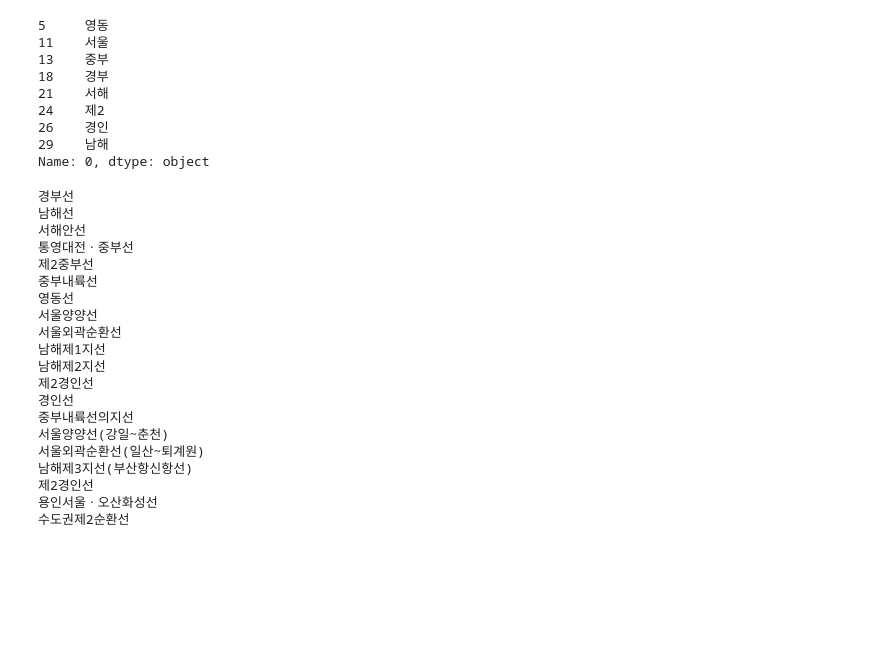
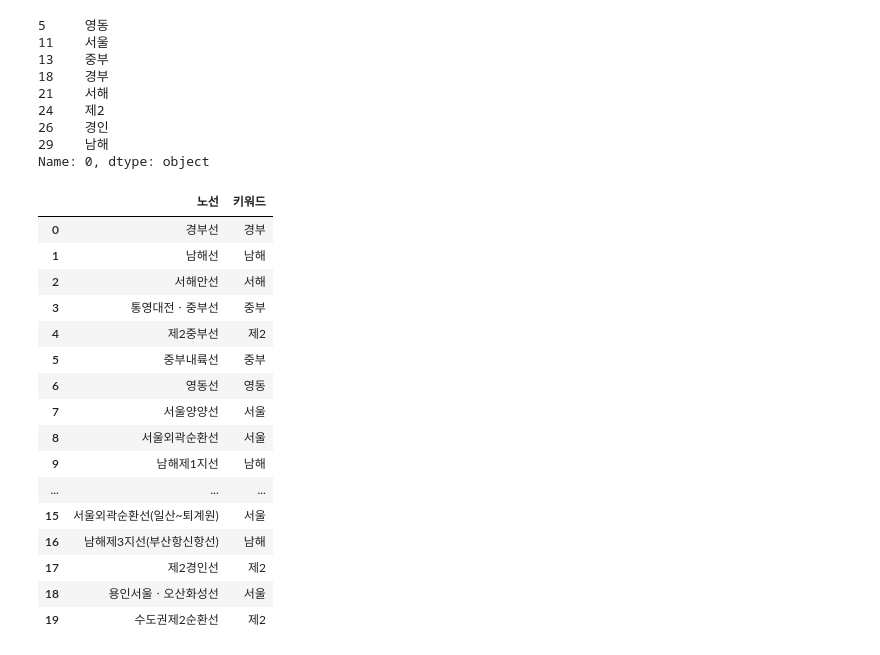
Before and after one commit to ghghtygh/akc_rproject, a Jupyter notebook: Untitled.ipynb, the cells around one changed output. Cells and saved outputs as stored; diff of their text form; code cells hidden in the pictures; blank space fills up the shorter version.

```diff
--- a/Untitled.ipynb
+++ b/Untitled.ipynb
@@ -266,29 +253,30 @@ a
 29    남해
 Name: 0, dtype: object
 # %%
+tmp_df = pd.DataFrame()
+
 for ns in nosun:
     for aa in a:
         if aa in ns:
-            print(ns)
+            tmp_df = tmp_df.append({'키워드':aa,'노선':ns},ignore_index=True)
             break
-# %% [output]
-경부선
-남해선
-서해안선
-통영대전ㆍ중부선
-제2중부선
-중부내륙선
-영동선
-서울양양선
-서울외곽순환선
-남해제1지선
-남해제2지선
-제2경인선
-경인선
-중부내륙선의지선
-서울양양선(강일~춘천)
-서울외곽순환선(일산~퇴계원)
-남해제3지선(부산항신항선)
-제2경인선
-용인서울ㆍ오산화성선
-수도권제2순환선
+# %%
+tmp_df
+# %% [output]
+|  | 노선 | 키워드 |
+| 0 | 경부선 | 경부 |
+| 1 | 남해선 | 남해 |
+| 2 | 서해안선 | 서해 |
+| 3 | 통영대전ㆍ중부선 | 중부 |
+| 4 | 제2중부선 | 제2 |
+| 5 | 중부내륙선 | 중부 |
+| 6 | 영동선 | 영동 |
+| 7 | 서울양양선 | 서울 |
+| 8 | 서울외곽순환선 | 서울 |
+| 9 | 남해제1지선 | 남해 |
+| ... | ... | ... |
+| 15 | 서울외곽순환선(일산~퇴계원) | 서울 |
+| 16 | 남해제3지선(부산항신항선) | 남해 |
+| 17 | 제2경인선 | 제2 |
+| 18 | 용인서울ㆍ오산화성선 | 서울 |
+| 19 | 수도권제2순환선 | 제2 |
```
Also changed, not shown: parts of 11 cells of this notebook, 2 other files.
